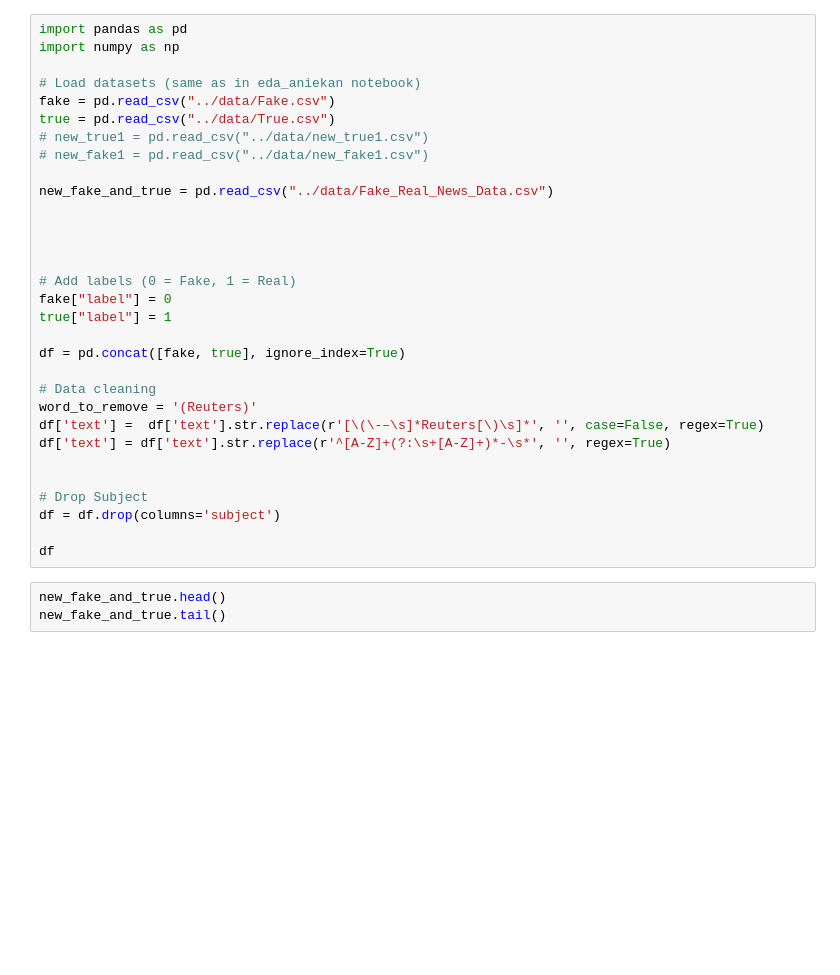
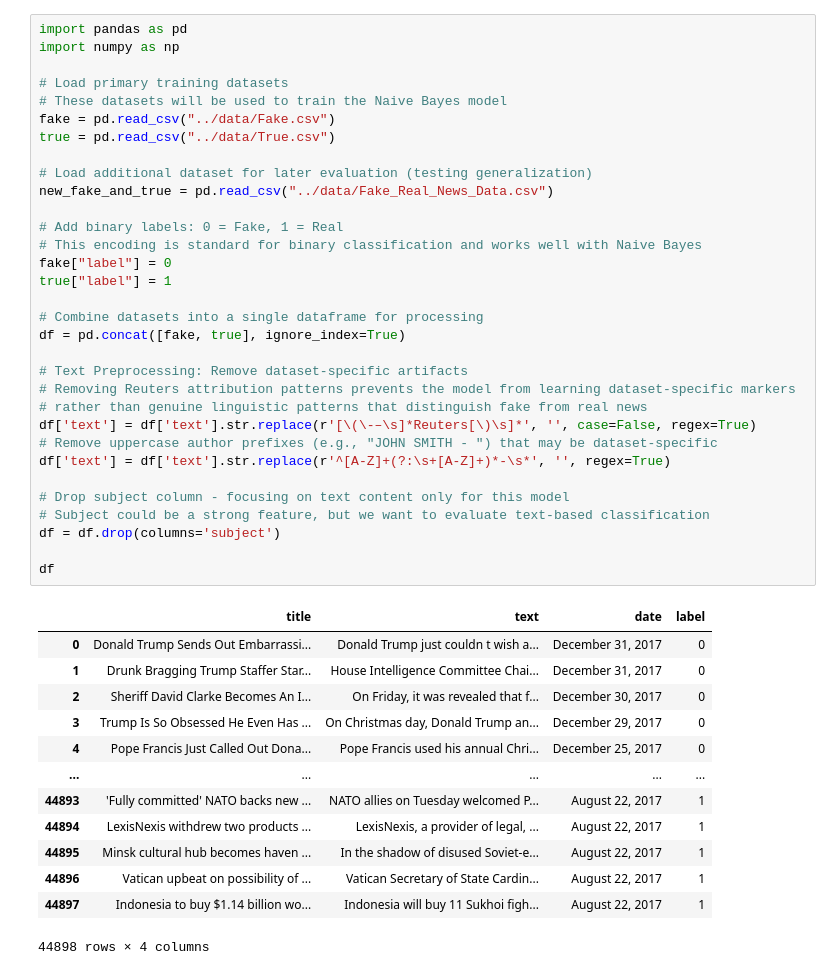
Before and after one commit to AlexandruSoroiu/accenture-ai-studio-fall2025, a Jupyter notebook: notebooks/naive_bayes_model.ipynb, the cells around one changed output. Cells and saved outputs as stored; diff of their text form; blank space fills up the shorter version.

Commit message:
Clean and document LSTM and Naive Bayes notebooks with clear structure and explanations

```diff
--- a/notebooks/naive_bayes_model.ipynb
+++ b/notebooks/naive_bayes_model.ipynb
@@ -1,34 +11,46 @@
 # %%
 import pandas as pd
 import numpy as np
 
-# Load datasets (same as in eda_aniekan notebook)
+# Load primary training datasets
+# These datasets will be used to train the Naive Bayes model
 fake = pd.read_csv("../data/Fake.csv")
 true = pd.read_csv("../data/True.csv")
-# new_true1 = pd.read_csv("../data/new_true1.csv")
-# new_fake1 = pd.read_csv("../data/new_fake1.csv")
 
+# Load additional dataset for later evaluation (testing generalization)
 new_fake_and_true = pd.read_csv("../data/Fake_Real_News_Data.csv")
 
-
-
-
-# Add labels (0 = Fake, 1 = Real)
+# Add binary labels: 0 = Fake, 1 = Real
+# This encoding is standard for binary classification and works well with Naive Bayes
 fake["label"] = 0
 true["label"] = 1
 
+# Combine datasets into a single dataframe for processing
 df = pd.concat([fake, true], ignore_index=True)
 
-# Data cleaning
-word_to_remove = '(Reuters)'
-df['text'] =  df['text'].str.replace(r'[\(\-–\s]*Reuters[\)\s]*', '', case=False, regex=True)
+# Text Preprocessing: Remove dataset-specific artifacts
+# Removing Reuters attribution patterns prevents the model from learning dataset-specific markers
+# rather than genuine linguistic patterns that distinguish fake from real news
+df['text'] = df['text'].str.replace(r'[\(\-–\s]*Reuters[\)\s]*', '', case=False, regex=True)
+# Remove uppercase author prefixes (e.g., "JOHN SMITH - ") that may be dataset-specific
 df['text'] = df['text'].str.replace(r'^[A-Z]+(?:\s+[A-Z]+)*-\s*', '', regex=True)
 
-
-# Drop Subject
+# Drop subject column - focusing on text content only for this model
+# Subject could be a strong feature, but we want to evaluate text-based classification
 df = df.drop(columns='subject')
 
 df
+# %% [output]
+|  | title | text | date | label |
+| 0 | Donald Trump Sends Out Embarrassi... | Donald Trump just couldn t wish a... | December 31, 2017 | 0 |
+| 1 | Drunk Bragging Trump Staffer Star... | House Intelligence Committee Chai... | December 31, 2017 | 0 |
+| 2 | Sheriff David Clarke Becomes An I... | On Friday, it was revealed that f... | December 30, 2017 | 0 |
+| 3 | Trump Is So Obsessed He Even Has ... | On Christmas day, Donald Trump an... | December 29, 2017 | 0 |
+| 4 | Pope Francis Just Called Out Dona... | Pope Francis used his annual Chri... | December 25, 2017 | 0 |
+| ... | ... | ... | ... | ... |
+| 44893 | 'Fully committed' NATO backs new ... | NATO allies on Tuesday welcomed P... | August 22, 2017 | 1 |
+| 44894 | LexisNexis withdrew two products ... | LexisNexis, a provider of legal, ... | August 22, 2017 | 1 |
+| 44895 | Minsk cultural hub becomes haven ... | In the shadow of disused Soviet-e... | August 22, 2017 | 1 |
+| 44896 | Vatican upbeat on possibility of ... | Vatican Secretary of State Cardin... | August 22, 2017 | 1 |
+| 44897 | Indonesia to buy $1.14 billion wo... | Indonesia will buy 11 Sukhoi figh... | August 22, 2017 | 1 |
+44898 rows × 4 columns
-# %%
-new_fake_and_true.head()
-new_fake_and_true.tail()
```
Also changed, not shown: parts of 20 cells of this notebook, 3 other files.
